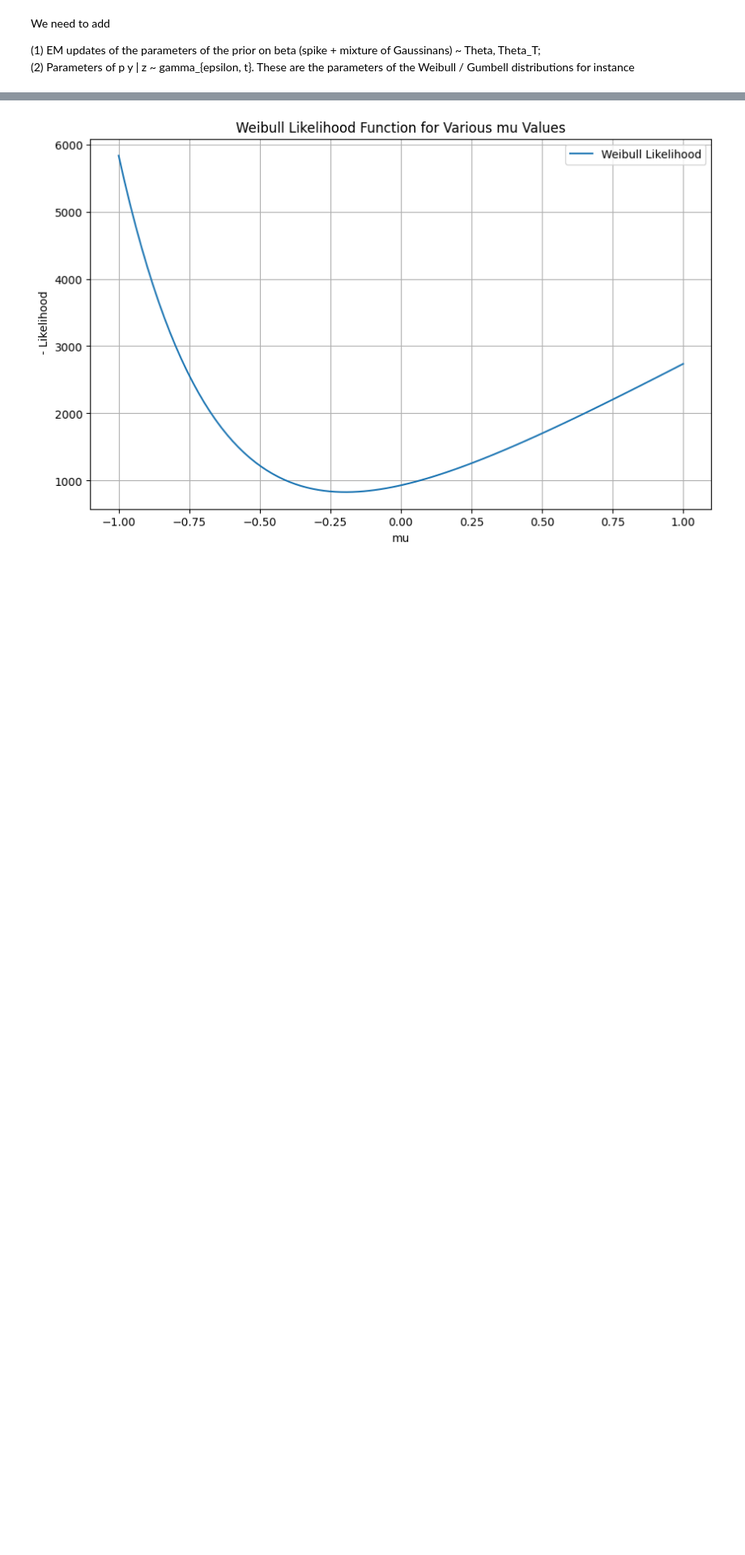
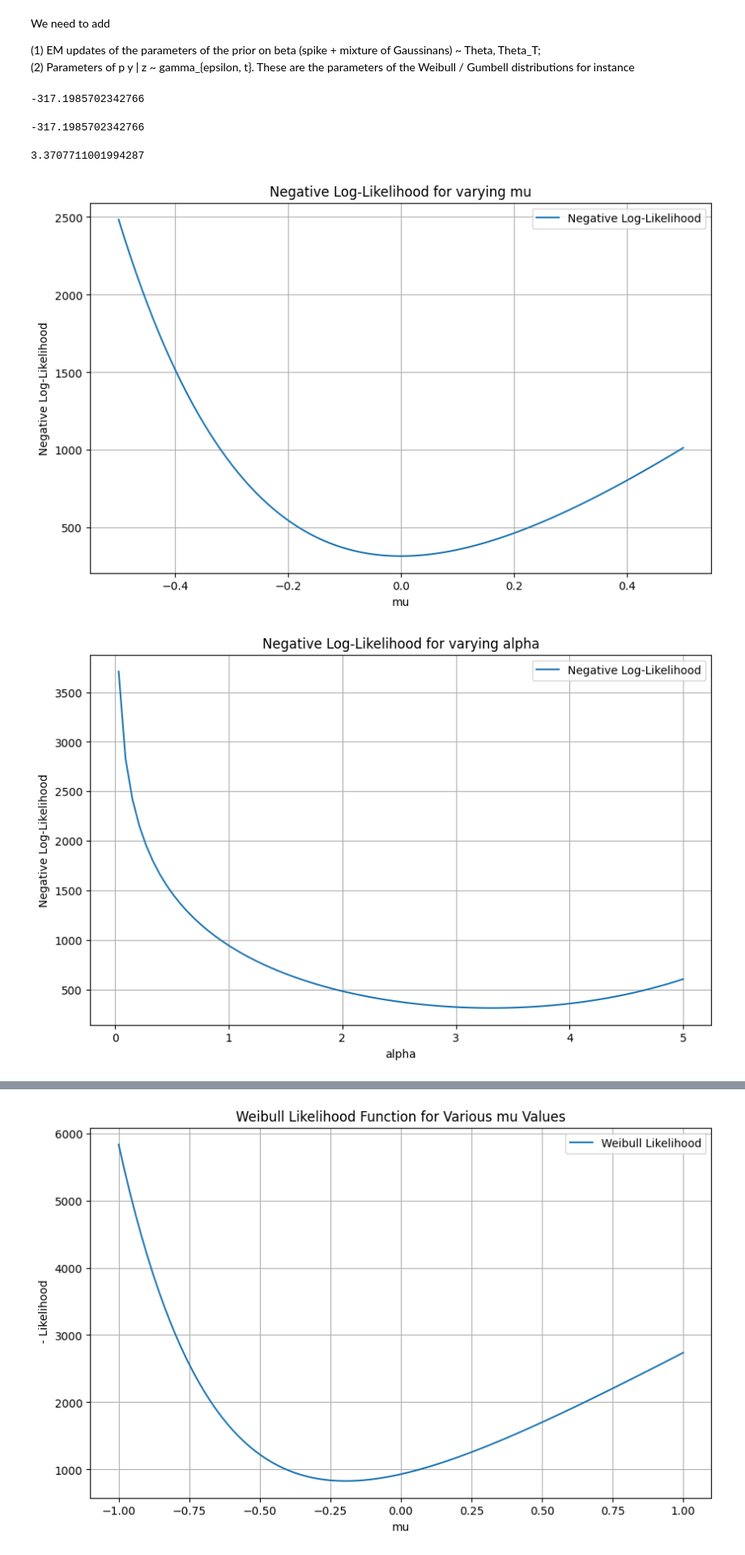
Before and after one commit to ADepope/vampW, a Jupyter notebook: vampW_EM.ipynb, the cells around one changed output, grey strips where cells are left out. Shown at 81% size. Drawn from its saved outputs; the diff is of its cells as text; code cells hidden in the pictures; blank space fills up the shorter version.

```diff
--- a/vampW_EM.ipynb
+++ b/vampW_EM.ipynb
@@ -130,0 +147,61 @@ def sim_model(n,m,p,la,sigma,h2):
+# %%
+def log_likelihood(X, beta, y, mu, alpha):
+    K = torch.tensor(emc)
+    X=torch.tensor(X)
+    beta=torch.tensor(beta)
+    y=torch.tensor(y)
+    mu=torch.tensor(mu)
+    alpha=torch.tensor(alpha)
+    z = X@beta
+    c = torch.log(y) - mu - z - K / alpha
+    return torch.sum(torch.log(alpha) + alpha * (torch.log(y) - mu - z - K / alpha) - torch.exp(alpha * (torch.log(y) - mu - z - K / alpha))).item()
+log_likelihood(X, beta, y, 0, alpha)
+# %% [output]
+-317.1985702342766
+# %%
+def log_likelihood(X, beta, y, mu, alpha):
+    K = torch.tensor(emc)
+    X=torch.tensor(X)
+    beta=torch.tensor(beta)
+    y=torch.tensor(y)
+    mu=torch.tensor(mu)
+    alpha=torch.tensor(alpha)
+    z = X@beta
+    c = alpha*(torch.log(y) - mu - z - K / alpha)
+    return torch.sum(torch.log(alpha) + c - torch.exp(c)).item()
+log_likelihood(X, beta, y, 0, alpha)
+# %% [output]
+-317.1985702342766
+# %%
+alpha
+# %% [output]
+3.3707711001994287
+# %%
+# Plot for varying mu
+mus = np.linspace(-0.5, 0.5, 100)
+neg_log_likelihoods_mu = [-log_likelihood(X, beta, y, mu, alpha) for mu in mus]
+
+plt.figure(figsize=(10, 6))
+plt.plot(mus, neg_log_likelihoods_mu, label='Negative Log-Likelihood')
+plt.xlabel('mu')
+plt.ylabel('Negative Log-Likelihood')
+plt.title('Negative Log-Likelihood for varying mu')
+plt.legend()
+plt.grid(True)
+plt.show()
+
+# Plot for varying alpha
+alphas = np.linspace(-1, 5, 100)
+neg_log_likelihoods_alpha = [-log_likelihood(X, beta, y, 0, alpha) for alpha in alphas]
+
+plt.figure(figsize=(10, 6))
+plt.plot(alphas, neg_log_likelihoods_alpha, label='Negative Log-Likelihood')
+plt.xlabel('alpha')
+plt.ylabel('Negative Log-Likelihood')
+plt.title('Negative Log-Likelihood for varying alpha')
+plt.legend()
+plt.grid(True)
+plt.show()
+# %% [output]
+[figure, added]
+[figure, added]
```
Also changed, not shown: parts of 52 cells of this notebook, 1 other file.
